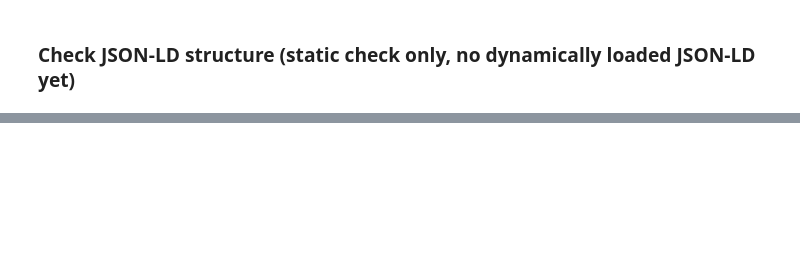
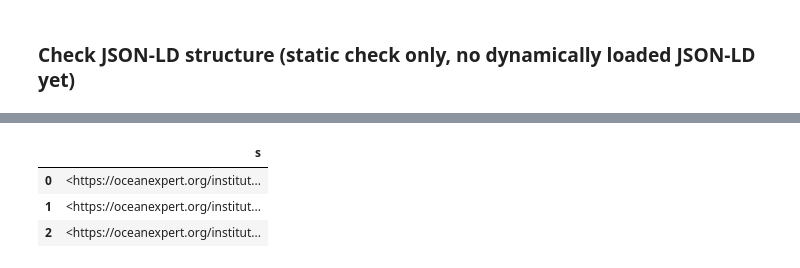
Before and after one commit to jmckenna/gleanerio-notebooks, a Jupyter notebook: notebooks/sitemap_assay.ipynb, the cells around one changed output, grey strips where cells are left out. Saved outputs shown, nothing was run; the diff lists cells and outputs as text; code cells hidden in the pictures; blank space fills up the shorter version.

```diff
--- a/notebooks/sitemap_assay.ipynb
+++ b/notebooks/sitemap_assay.ipynb
@@ -279,0 +290,28 @@ Looad a sample set of triples into RDF lib and run a sample SPARQL query on them
+# %%
+ul = sample_df["url"]
+
+# Test loading into a graph
+namespaces = {
+    "schema":  "https://schema.org/",
+    "shacl":   "http://www.w3.org/ns/shacl#" ,
+}
+
+kg = kglab.KnowledgeGraph(
+    name = "Schema.org shacl eval datagraph",
+    base_uri = "https://example.org/id/",
+    namespaces = namespaces,
+)
+
+
+
+for item in ul:
+    html = urllib.request.urlopen(item).read()
+    soup = BeautifulSoup(html, "html.parser")
+    p = soup.find('script', {'type':'application/ld+json'})
+    try:
+        print(len(p.contents[0]))
+        kg.load_rdf_text(data=p.contents[0], format="json-ld")
+        # print(p.contents[0])
+        print("-----------------")
+    except Exception as e:
+        logging.error(traceback.format_exc())
@@ -279,0 +329,12 @@ Looad a sample set of triples into RDF lib and run a sample SPARQL query on them
+# %%
+sparql = """
+PREFIX schema: <https://schema.org/>
+SELECT ?s
+  WHERE {
+    ?s a schema:Organization
+  }
+"""
+
+df = kg.query_as_df(sparql).to_pandas()
+
+df.info()
@@ -279,0 +350,7 @@ Looad a sample set of triples into RDF lib and run a sample SPARQL query on them
+# %%
+df.head()
+# %% [output]
+|  | s |
+| 0 | <https://oceanexpert.org/institut... |
+| 1 | <https://oceanexpert.org/institut... |
+| 2 | <https://oceanexpert.org/institut... |
```
Also changed, not shown: parts of 15 cells of this notebook, 27 other files.
